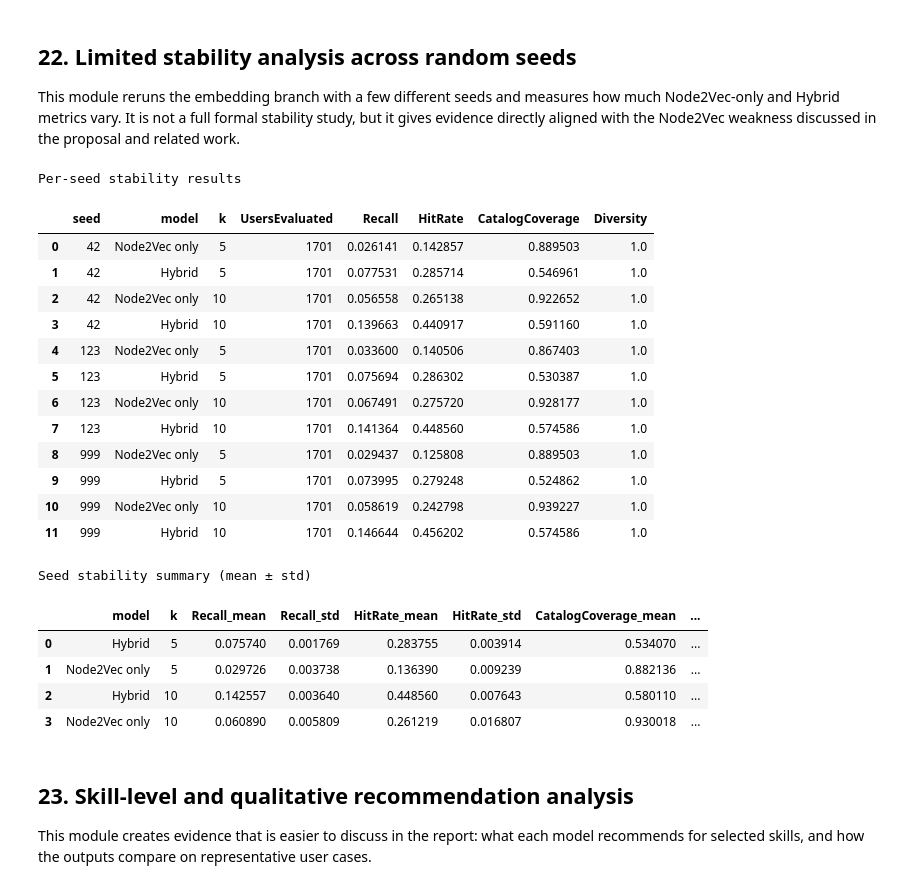
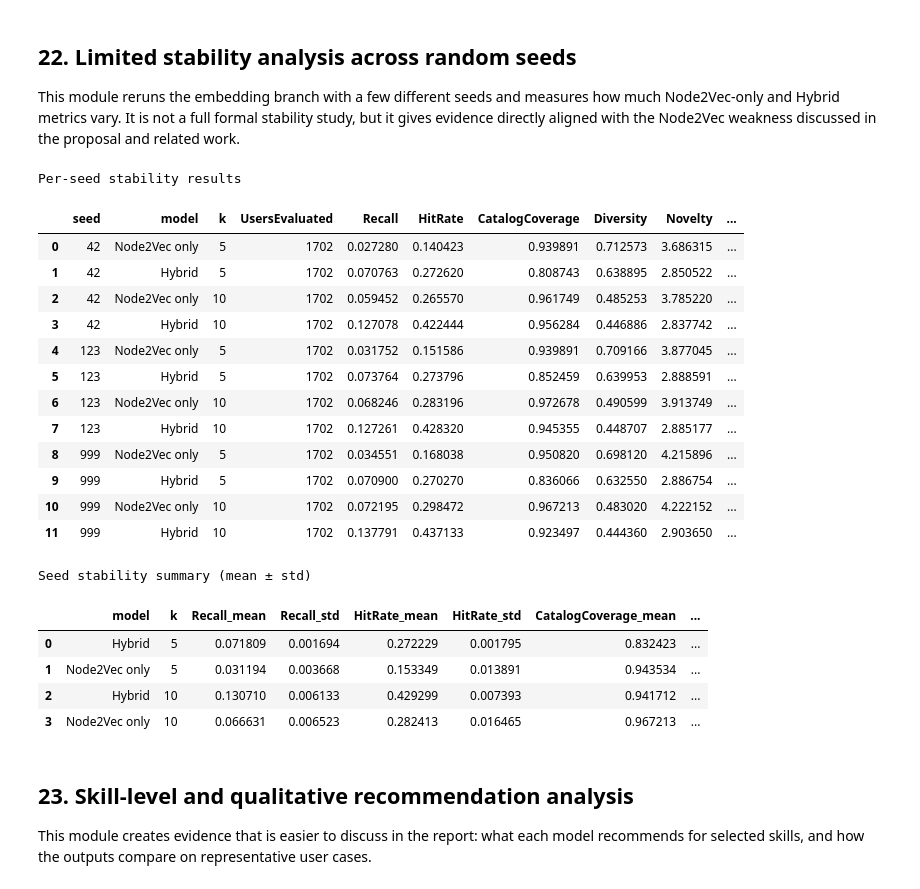
Before and after one commit to Son2k5/BDM, a Jupyter notebook: improved_notebook_copies/local_training_research_enhanced_improved.ipynb, the cells around one changed output. Saved outputs shown, nothing was run; the diff lists cells and outputs as text; code cells hidden in the pictures.

```diff
--- a/local_training_research_enhanced.ipynb
+++ b/improved_notebook_copies/local_training_research_enhanced_improved.ipynb
@@ -177,25 +179,27 @@ CONFIG = {
     "fp_min_support": 0.03,
     "fp_min_confidence": 0.30,
     "fp_max_antecedent_len": 3,
-    "n2v_dim": 64,
-    "n2v_walk_length": 12,
-    "n2v_num_walks": 20,
+    # Node2Vec/Word2Vec settings are increased from the quick-run version
+    # to give graph embeddings more capacity and more training signal.
+    "n2v_dim": 128,
+    "n2v_walk_length": 20,
+    "n2v_num_walks": 40,
     "n2v_window": 5,
-    "n2v_epochs": 4,
+    "n2v_epochs": 10,
     "n2v_p": 1.0,
     "n2v_q": 0.5,
-    "sim_cache_topn": 30,
+    "sim_cache_topn": 50,
     "alpha": 0.6,
     "beta": 0.4,
 }
 
 ANALYSIS_CONFIG = {
     "ablation_grid": [
-        (1.0, 0.0),  # rule-dominant
+        (1.0, 0.0),  # normalized rule component only inside hybrid scoring
         (0.8, 0.2),
         (0.6, 0.4),  # default hybrid
         (0.4, 0.6),
-        (0.0, 1.0),  # embedding-dominant
+        (0.0, 1.0),  # normalized embedding component only inside hybrid scoring
     ],
     "run_stability_analysis": True,
     "stability_seeds": [42, 123, 999],
@@ -973,8 +1043,8 @@ def run_seed_stability(eval_df, seeds, k_values=(5, 10)):
         )
 
         for k in k_values:
-            n2v_metrics = evaluate_predictions(tmp_df, "pred_n2v_seed_10", k=k, catalog=skill_catalog)
-            hybrid_metrics = evaluate_predictions(tmp_df, "pred_hybrid_seed_10", k=k, catalog=skill_catalog)
+            n2v_metrics = evaluate_predictions(tmp_df, "pred_n2v_seed_10", k=k, catalog=skill_catalog, support_fraction_map=skill_support_fraction)
+            hybrid_metrics = evaluate_predictions(tmp_df, "pred_hybrid_seed_10", k=k, catalog=skill_catalog, support_fraction_map=skill_support_fraction)
 
             stability_rows.append({
                 "seed": seed_value,
@@ -985,6 +1055,8 @@ def run_seed_stability(eval_df, seeds, k_values=(5, 10)):
                 "HitRate": n2v_metrics["HitRate@K"],
                 "CatalogCoverage": n2v_metrics["CatalogCoverage"],
                 "Diversity": n2v_metrics["Diversity@K"],
+                "Novelty": n2v_metrics["Novelty@K"],
+                "AvgSupport": n2v_metrics["AvgSupport@K"],
             })
             stability_rows.append({
                 "seed": seed_value,
@@ -995,6 +1067,8 @@ def run_seed_stability(eval_df, seeds, k_values=(5, 10)):
                 "HitRate": hybrid_metrics["HitRate@K"],
                 "CatalogCoverage": hybrid_metrics["CatalogCoverage"],
                 "Diversity": hybrid_metrics["Diversity@K"],
+                "Novelty": hybrid_metrics["Novelty@K"],
+                "AvgSupport": hybrid_metrics["AvgSupport@K"],
             })
 
     stability_df = pd.DataFrame(stability_rows)
@@ -1009,52 +1083,56 @@ def run_seed_stability(eval_df, seeds, k_values=(5, 10)):
             HitRate_std=("HitRate", "std"),
             CatalogCoverage_mean=("CatalogCoverage", "mean"),
             CatalogCoverage_std=("CatalogCoverage", "std"),
             Diversity_mean=("Diversity", "mean"),
             Diversity_std=("Diversity", "std"),
+            Novelty_mean=("Novelty", "mean"),
+            Novelty_std=("Novelty", "std"),
+            AvgSupport_mean=("AvgSupport", "mean"),
+            AvgSupport_std=("AvgSupport", "std"),
         )
         .sort_values(["k", "model"])
         .reset_index(drop=True)
     )
 
     return stability_df, summary_df
 
 if ANALYSIS_CONFIG["run_stability_analysis"]:
     stability_runs_df, stability_summary_df = run_seed_stability(
         test_df.copy(),
         seeds=ANALYSIS_CONFIG["stability_seeds"],
         k_values=tuple(ANALYSIS_CONFIG["stability_k_values"]),
     )
 
     print("Per-seed stability results")
     display(stability_runs_df)
 
     print("Seed stability summary (mean ± std)")
     display(stability_summary_df)
 else:
     stability_runs_df = pd.DataFrame()
     stability_summary_df = pd.DataFrame()
     print("Stability analysis skipped because ANALYSIS_CONFIG['run_stability_analysis'] is False.")
 # %% [output]
 Per-seed stability results
-|  | seed | model | k | UsersEvaluated | Recall | HitRate | CatalogCoverage | Diversity |
-| 0 | 42 | Node2Vec only | 5 | 1701 | 0.026141 | 0.142857 | 0.889503 | 1.0 |
-| 1 | 42 | Hybrid | 5 | 1701 | 0.077531 | 0.285714 | 0.546961 | 1.0 |
-| 2 | 42 | Node2Vec only | 10 | 1701 | 0.056558 | 0.265138 | 0.922652 | 1.0 |
-| 3 | 42 | Hybrid | 10 | 1701 | 0.139663 | 0.440917 | 0.591160 | 1.0 |
-| 4 | 123 | Node2Vec only | 5 | 1701 | 0.033600 | 0.140506 | 0.867403 | 1.0 |
-| 5 | 123 | Hybrid | 5 | 1701 | 0.075694 | 0.286302 | 0.530387 | 1.0 |
-| 6 | 123 | Node2Vec only | 10 | 1701 | 0.067491 | 0.275720 | 0.928177 | 1.0 |
-| 7 | 123 | Hybrid | 10 | 1701 | 0.141364 | 0.448560 | 0.574586 | 1.0 |
-| 8 | 999 | Node2Vec only | 5 | 1701 | 0.029437 | 0.125808 | 0.889503 | 1.0 |
-| 9 | 999 | Hybrid | 5 | 1701 | 0.073995 | 0.279248 | 0.524862 | 1.0 |
-| 10 | 999 | Node2Vec only | 10 | 1701 | 0.058619 | 0.242798 | 0.939227 | 1.0 |
-| 11 | 999 | Hybrid | 10 | 1701 | 0.146644 | 0.456202 | 0.574586 | 1.0 |
+|  | seed | model | k | UsersEvaluated | Recall | HitRate | CatalogCoverage | Diversity | Novelty | ... |
+| 0 | 42 | Node2Vec only | 5 | 1702 | 0.027280 | 0.140423 | 0.939891 | 0.712573 | 3.686315 | ... |
+| 1 | 42 | Hybrid | 5 | 1702 | 0.070763 | 0.272620 | 0.808743 | 0.638895 | 2.850522 | ... |
+| 2 | 42 | Node2Vec only | 10 | 1702 | 0.059452 | 0.265570 | 0.961749 | 0.485253 | 3.785220 | ... |
+| 3 | 42 | Hybrid | 10 | 1702 | 0.127078 | 0.422444 | 0.956284 | 0.446886 | 2.837742 | ... |
+| 4 | 123 | Node2Vec only | 5 | 1702 | 0.031752 | 0.151586 | 0.939891 | 0.709166 | 3.877045 | ... |
+| 5 | 123 | Hybrid | 5 | 1702 | 0.073764 | 0.273796 | 0.852459 | 0.639953 | 2.888591 | ... |
+| 6 | 123 | Node2Vec only | 10 | 1702 | 0.068246 | 0.283196 | 0.972678 | 0.490599 | 3.913749 | ... |
+| 7 | 123 | Hybrid | 10 | 1702 | 0.127261 | 0.428320 | 0.945355 | 0.448707 | 2.885177 | ... |
+| 8 | 999 | Node2Vec only | 5 | 1702 | 0.034551 | 0.168038 | 0.950820 | 0.698120 | 4.215896 | ... |
+| 9 | 999 | Hybrid | 5 | 1702 | 0.070900 | 0.270270 | 0.836066 | 0.632550 | 2.886754 | ... |
+| 10 | 999 | Node2Vec only | 10 | 1702 | 0.072195 | 0.298472 | 0.967213 | 0.483020 | 4.222152 | ... |
+| 11 | 999 | Hybrid | 10 | 1702 | 0.137791 | 0.437133 | 0.923497 | 0.444360 | 2.903650 | ... |
 Seed stability summary (mean ± std)
 |  | model | k | Recall_mean | Recall_std | HitRate_mean | HitRate_std | CatalogCoverage_mean | ... |
-| 0 | Hybrid | 5 | 0.075740 | 0.001769 | 0.283755 | 0.003914 | 0.534070 | ... |
-| 1 | Node2Vec only | 5 | 0.029726 | 0.003738 | 0.136390 | 0.009239 | 0.882136 | ... |
-| 2 | Hybrid | 10 | 0.142557 | 0.003640 | 0.448560 | 0.007643 | 0.580110 | ... |
-| 3 | Node2Vec only | 10 | 0.060890 | 0.005809 | 0.261219 | 0.016807 | 0.930018 | ... |
+| 0 | Hybrid | 5 | 0.071809 | 0.001694 | 0.272229 | 0.001795 | 0.832423 | ... |
+| 1 | Node2Vec only | 5 | 0.031194 | 0.003668 | 0.153349 | 0.013891 | 0.943534 | ... |
+| 2 | Hybrid | 10 | 0.130710 | 0.006133 | 0.429299 | 0.007393 | 0.941712 | ... |
+| 3 | Node2Vec only | 10 | 0.066631 | 0.006523 | 0.282413 | 0.016465 | 0.967213 | ... |
 # %% [markdown]
 ## 23. Skill-level and qualitative recommendation analysis
 
```
Also changed, not shown: parts of 19 cells of this notebook, 8 other files.
